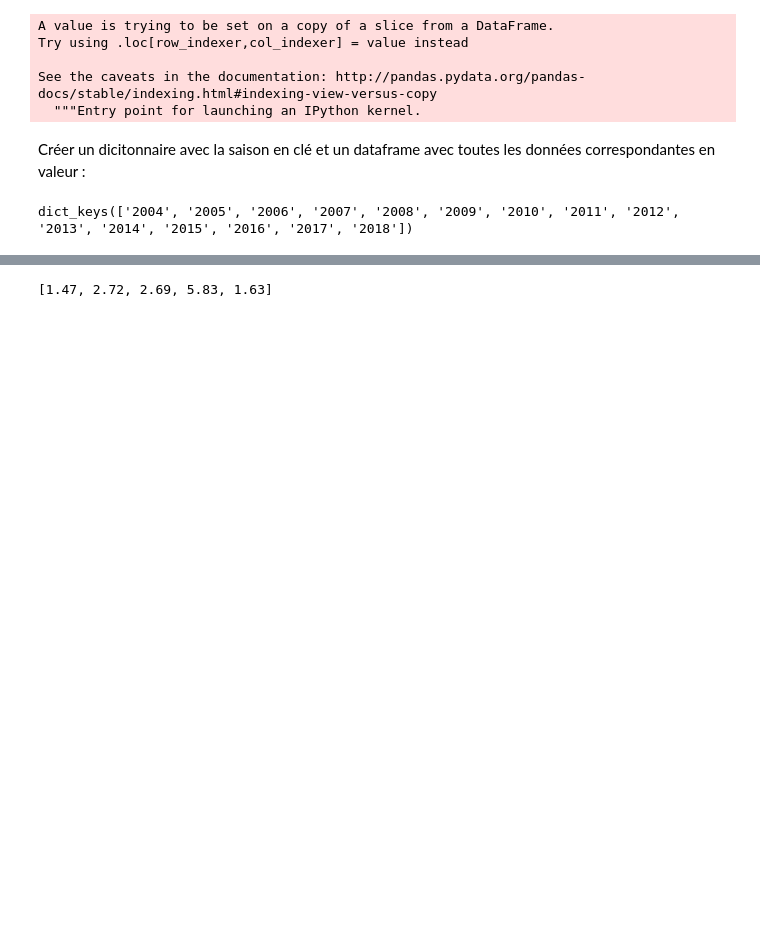
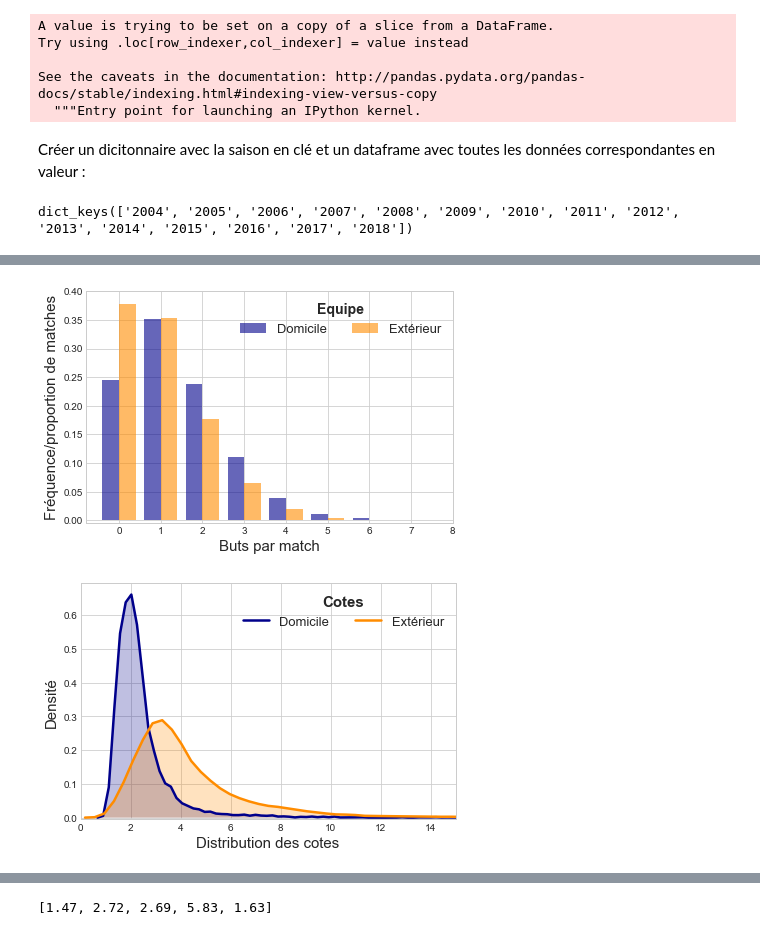
Before and after one commit to samirLazzali/football-ligue-1-scraping-eda, a Jupyter notebook: project_python.ipynb, the cells around one changed output, grey strips where cells are left out. Cells and saved outputs as stored; diff of their text form; code cells hidden in the pictures; blank space fills up the shorter version.

```diff
--- a/project_python.ipynb
+++ b/project_python.ipynb
@@ -149,0 +168,27 @@ mydict["2018"].head()
+# %%
+plt.hist(df_work[['score_a', 'score_b']].values, range(9), alpha=0.6, label=['Domicile', 'Extérieur'],
+         density=True, color=["darkblue", "darkorange"])
+leg=plt.legend(loc='upper right', fontsize=13, ncol=2)
+leg.set_title("Equipe", prop = {'size':'14', 'weight':'bold'})
+plt.xticks([i-0.5 for i in range(1,10)],[i for i in range(9)])
+plt.xlabel("Buts par match",size=15)
+plt.ylabel("Fréquence/proportion de matches",size=15)
+plt.ylim([-0.005, 0.4])
+plt.tight_layout()
+plt.show()
+
+sns.distplot(df_work['odds_a'], hist = False, kde_kws = {'shade': True, 'linewidth': 2.5},
+            color = 'darkblue', label = 'Domicile')
+sns.distplot(df_work['odds_b'], hist = False, kde_kws = {'shade': True, 'linewidth': 2.5},
+            color = 'darkorange', label = 'Extérieur')
+leg=plt.legend(loc='upper right', fontsize=13, ncol=2)
+leg.set_title("Cotes", prop = {'size':'15', 'weight':'bold'})
+plt.xlabel("Distribution des cotes",size=15)
+plt.ylabel("Densité",size=15)
+plt.xlim(0, 15)
+plt.ylim([-0.005, None])
+plt.tight_layout()
+plt.show()
+# %% [output]
+[figure, added]
+[figure, added]
```
Also changed, not shown: parts of 56 cells of this notebook.
